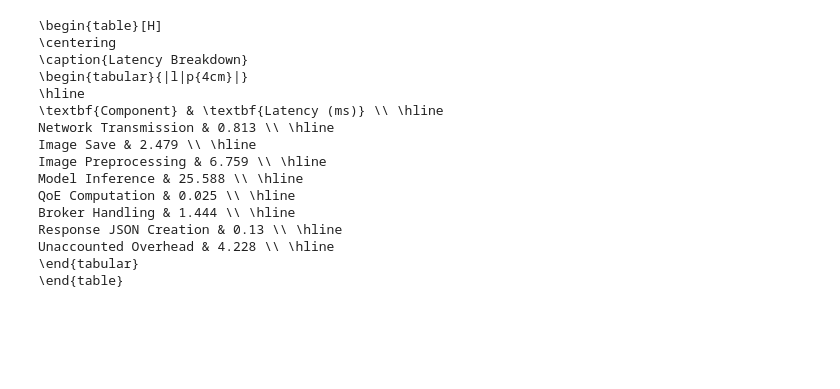
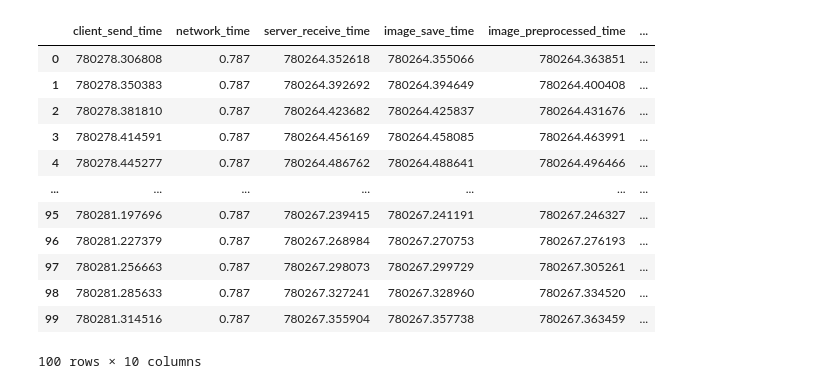
Before and after one commit to Data-to-Insight-Center/ckn-edge-optimization, a Jupyter notebook: micro_benchmarking/results/analysis.ipynb, the cells around one changed output. Cells and saved outputs as stored; diff of their text form; code cells hidden in the pictures; blank space fills up the shorter version.

```diff
--- a/micro_benchmarking/results/analysis.ipynb
+++ b/micro_benchmarking/results/analysis.ipynb
@@ -87,43 +90,17 @@ Unaccounted Overhead     4.228
-# %%
-def df_to_latex(df):
-    # Transform the DataFrame to have two columns: 'Component' and 'Latency (ms)'
-    df_transformed = pd.DataFrame({
-        'Component': df.columns,
-        'Latency (ms)': df.iloc[0].values
-    })
-
-    # Start building the LaTeX table
-    latex_code = ('\\begin{table}[H]\n'
-                  '\\centering\n'
-                  '\\caption{Latency Breakdown}\n'
-                  '\\begin{tabular}{|l|p{4cm}|}\n'
-                  '\\hline\n'
-                  '\\textbf{Component} & \\textbf{Latency (ms)} \\\\ \\hline\n')
-
-    # Iterate over each row of the transformed DataFrame and add it to the LaTeX table
-    for index, row in df_transformed.iterrows():
-        latex_code += f'{row["Component"]} & {row["Latency (ms)"]} \\\\ \\hline\n'
-
-    # Close the LaTeX table
-    latex_code += '\\end{tabular}\n\\end{table}'
-
-    return latex_code
-
-print(df_to_latex(results_mean))
-# %% [output]
-\begin{table}[H]
-\centering
-\caption{Latency Breakdown}
-\begin{tabular}{|l|p{4cm}|}
-\hline
-\textbf{Component} & \textbf{Latency (ms)} \\ \hline
-Network Transmission & 0.813 \\ \hline
-Image Save & 2.479 \\ \hline
-Image Preprocessing & 6.759 \\ \hline
-Model Inference & 25.588 \\ \hline
-QoE Computation & 0.025 \\ \hline
-Broker Handling & 1.444 \\ \hline
-Response JSON Creation & 0.13 \\ \hline
-Unaccounted Overhead & 4.228 \\ \hline
-\end{tabular}
-\end{table}
+# %%
+df = pd.read_csv("results.csv")
+df
+# %% [output]
+|  | client_send_time | network_time | server_receive_time | image_save_time | image_preprocessed_time | ... |
+| 0 | 780278.306808 | 0.787 | 780264.352618 | 780264.355066 | 780264.363851 | ... |
+| 1 | 780278.350383 | 0.787 | 780264.392692 | 780264.394649 | 780264.400408 | ... |
+| 2 | 780278.381810 | 0.787 | 780264.423682 | 780264.425837 | 780264.431676 | ... |
+| 3 | 780278.414591 | 0.787 | 780264.456169 | 780264.458085 | 780264.463991 | ... |
+| 4 | 780278.445277 | 0.787 | 780264.486762 | 780264.488641 | 780264.496466 | ... |
+| ... | ... | ... | ... | ... | ... | ... |
+| 95 | 780281.197696 | 0.787 | 780267.239415 | 780267.241191 | 780267.246327 | ... |
+| 96 | 780281.227379 | 0.787 | 780267.268984 | 780267.270753 | 780267.276193 | ... |
+| 97 | 780281.256663 | 0.787 | 780267.298073 | 780267.299729 | 780267.305261 | ... |
+| 98 | 780281.285633 | 0.787 | 780267.327241 | 780267.328960 | 780267.334520 | ... |
+| 99 | 780281.314516 | 0.787 | 780267.355904 | 780267.357738 | 780267.363459 | ... |
+100 rows × 10 columns
```
Also changed, not shown: parts of 2 cells of this notebook, 2 other files.
